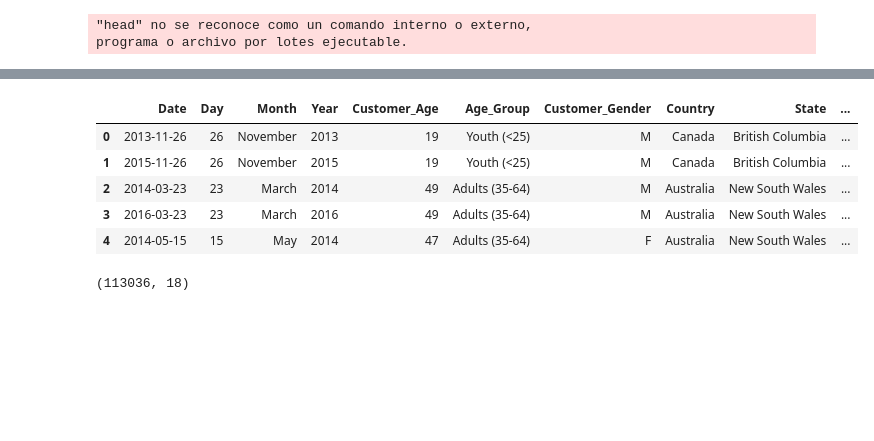
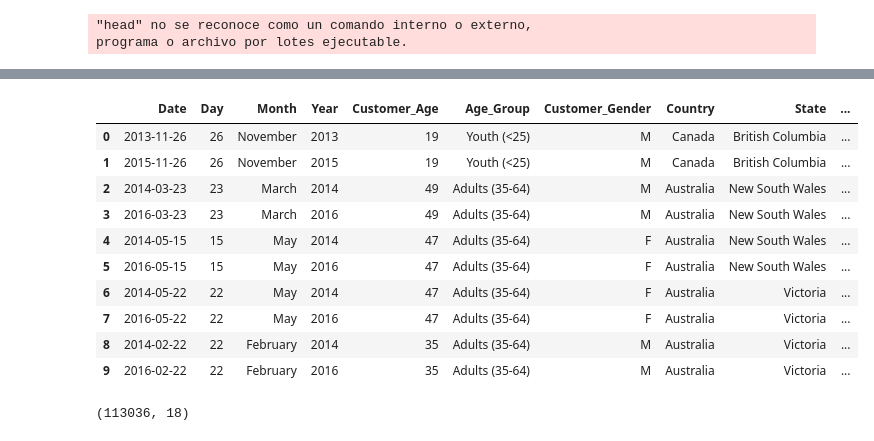
Before and after one commit to Rake-hub/FreeCodeCamp-Pandas-Real-Life-Example, a Jupyter notebook: Lecture_1.ipynb, the cells around one changed output, grey strips where cells are left out. Cells and saved outputs as stored; diff of their text form; code cells hidden in the pictures; blank space fills up the shorter version.

```diff
--- a/Lecture_1.ipynb
+++ b/Lecture_1.ipynb
@@ -38,14 +39,19 @@ sales = pd.read_csv(
 
 ## The data at a glance:
 # %%
-sales.head()
+sales.head(10)
 # %% [output]
 |  | Date | Day | Month | Year | Customer_Age | Age_Group | Customer_Gender | Country | State | ... |
 | 0 | 2013-11-26 | 26 | November | 2013 | 19 | Youth (<25) | M | Canada | British Columbia | ... |
 | 1 | 2015-11-26 | 26 | November | 2015 | 19 | Youth (<25) | M | Canada | British Columbia | ... |
 | 2 | 2014-03-23 | 23 | March | 2014 | 49 | Adults (35-64) | M | Australia | New South Wales | ... |
 | 3 | 2016-03-23 | 23 | March | 2016 | 49 | Adults (35-64) | M | Australia | New South Wales | ... |
 | 4 | 2014-05-15 | 15 | May | 2014 | 47 | Adults (35-64) | F | Australia | New South Wales | ... |
+| 5 | 2016-05-15 | 15 | May | 2016 | 47 | Adults (35-64) | F | Australia | New South Wales | ... |
+| 6 | 2014-05-22 | 22 | May | 2014 | 47 | Adults (35-64) | F | Australia | Victoria | ... |
+| 7 | 2016-05-22 | 22 | May | 2016 | 47 | Adults (35-64) | F | Australia | Victoria | ... |
+| 8 | 2014-02-22 | 22 | February | 2014 | 35 | Adults (35-64) | M | Australia | Victoria | ... |
+| 9 | 2016-02-22 | 22 | February | 2016 | 35 | Adults (35-64) | M | Australia | Victoria | ... |
 # %%
 sales.shape
 # %% [output]
```
Also changed, not shown: parts of 1 cell of this notebook.
